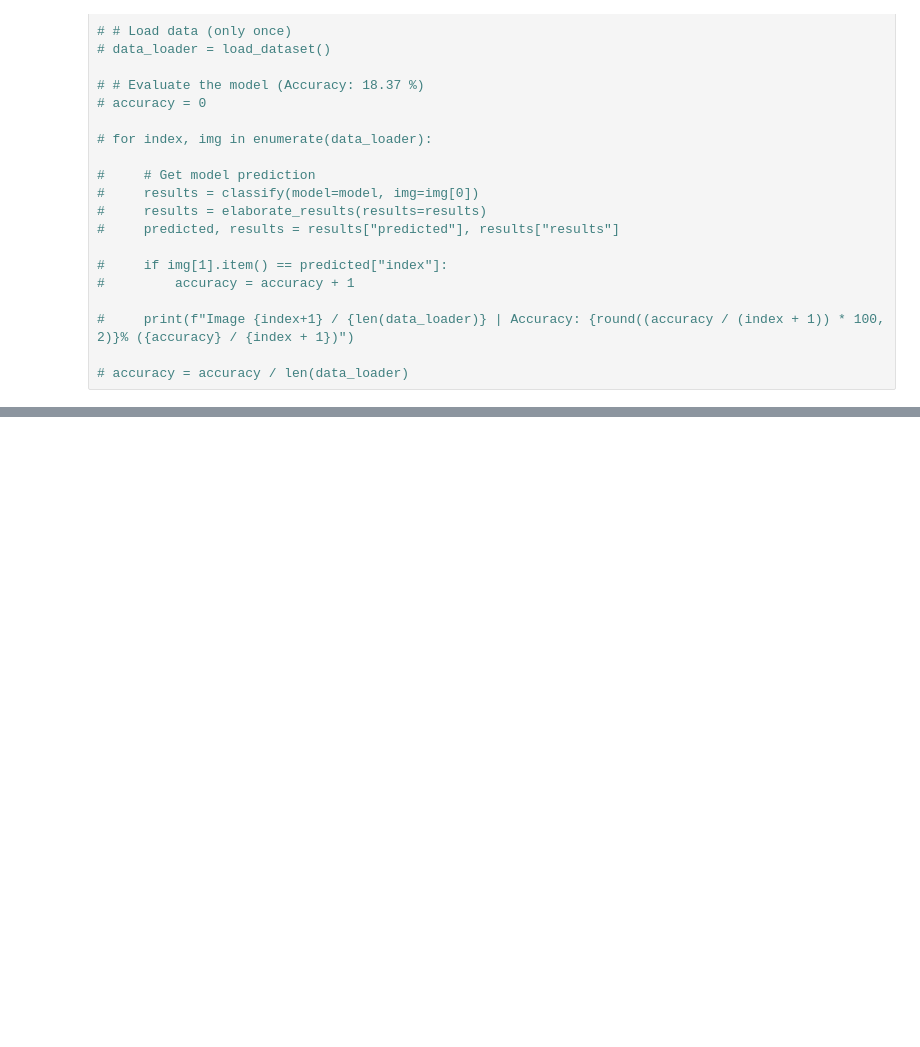
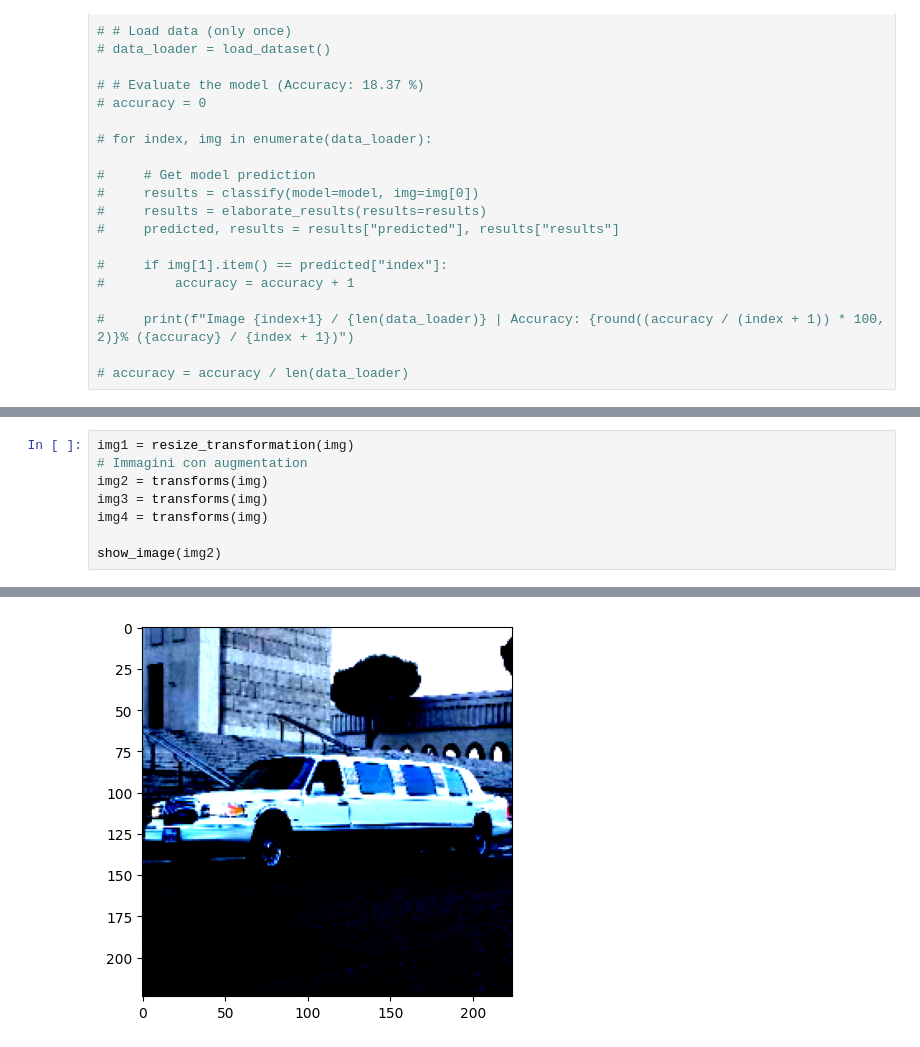
Before and after one commit to christiansassi/deep-learning-project, a Jupyter notebook: deep_learning.ipynb, the cells around one changed output, grey strips where cells are left out. Cells and saved outputs as stored; diff of their text form; blank space fills up the shorter version.

Commit message:
new augmentations

```diff
--- a/deep_learning.ipynb
+++ b/deep_learning.ipynb
@@ -287,0 +458,9 @@ for index, img in enumerate(data_loader):
+# %%
+img1 = resize_transformation(img)
+# Immagini con augmentation
+img2 = transforms(img)
+img3 = transforms(img)
+img4 = transforms(img)
+
+show_image(img2)
+# %% [output]
@@ -287,0 +468 @@ for index, img in enumerate(data_loader):
+[figure, added]
```
Also changed, not shown: parts of 8 cells of this notebook.
